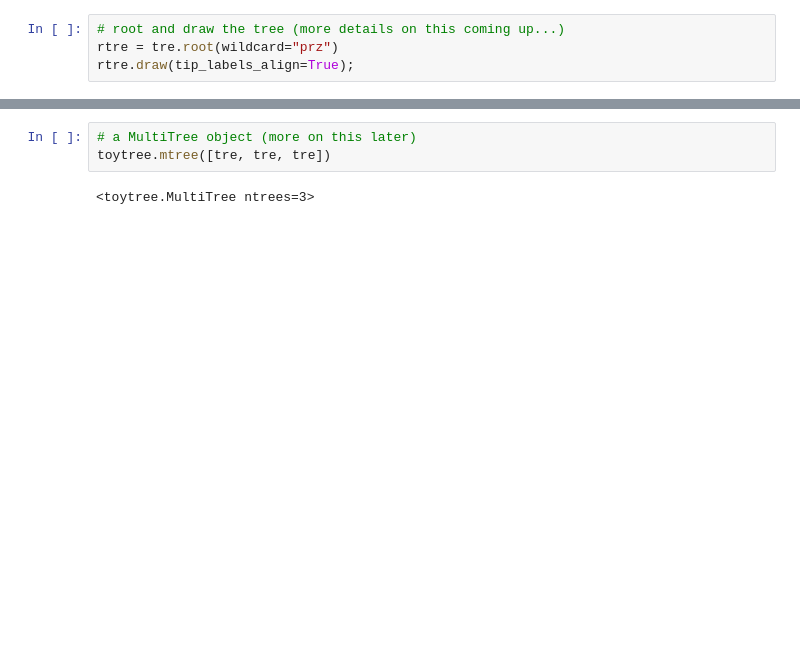
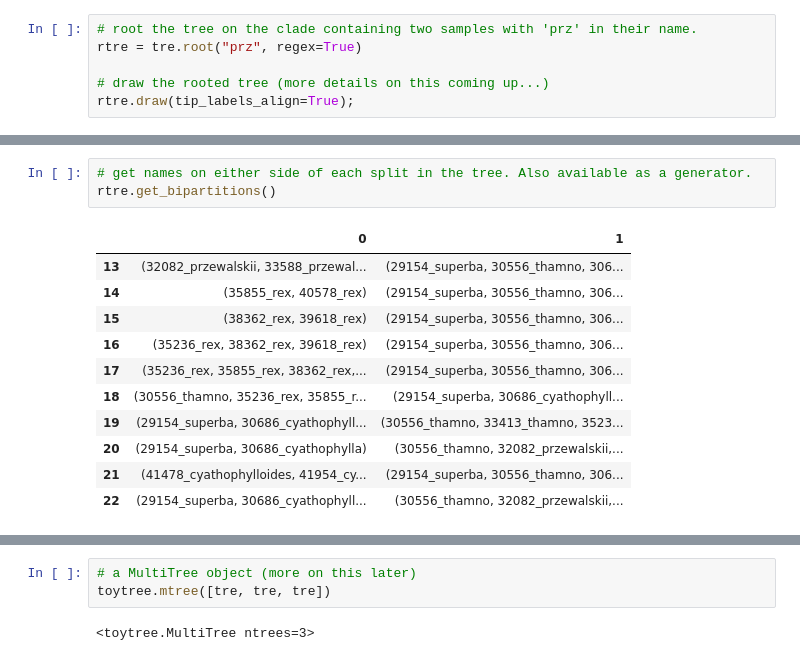
Before and after one commit to eaton-lab/toytree, a Jupyter notebook: old_docs/4-tutorial.ipynb, the cells around one changed output, grey strips where cells are left out. Cells and saved outputs as stored; diff of their text form; blank space fills up the shorter version.

```diff
--- a/old_docs/4-tutorial.ipynb
+++ b/old_docs/4-tutorial.ipynb
@@ -25,4 +30,6 @@ tre = toytree.tree("https://eaton-lab.org/data/Cyathophora.tre")
 # %%
-# root and draw the tree (more details on this coming up...)
-rtre = tre.root(wildcard="prz")
+# root the tree on the clade containing two samples with 'prz' in their name.
+rtre = tre.root("prz", regex=True)
+
+# draw the rooted tree (more details on this coming up...)
 rtre.draw(tip_labels_align=True);
@@ -112,0 +66,15 @@ tre.treenode
+# %%
+# get names on either side of each split in the tree. Also available as a generator.
+rtre.get_bipartitions()
+# %% [output]
+|  | 0 | 1 |
+| 13 | (32082_przewalskii, 33588_przewal... | (29154_superba, 30556_thamno, 306... |
+| 14 | (35855_rex, 40578_rex) | (29154_superba, 30556_thamno, 306... |
+| 15 | (38362_rex, 39618_rex) | (29154_superba, 30556_thamno, 306... |
+| 16 | (35236_rex, 38362_rex, 39618_rex) | (29154_superba, 30556_thamno, 306... |
+| 17 | (35236_rex, 35855_rex, 38362_rex,... | (29154_superba, 30556_thamno, 306... |
+| 18 | (30556_thamno, 35236_rex, 35855_r... | (29154_superba, 30686_cyathophyll... |
+| 19 | (29154_superba, 30686_cyathophyll... | (30556_thamno, 33413_thamno, 3523... |
+| 20 | (29154_superba, 30686_cyathophylla) | (30556_thamno, 32082_przewalskii,... |
+| 21 | (41478_cyathophylloides, 41954_cy... | (29154_superba, 30556_thamno, 306... |
+| 22 | (29154_superba, 30686_cyathophyll... | (30556_thamno, 32082_przewalskii,... |
```
Also changed, not shown: parts of 61 cells of this notebook, 8 other files.
